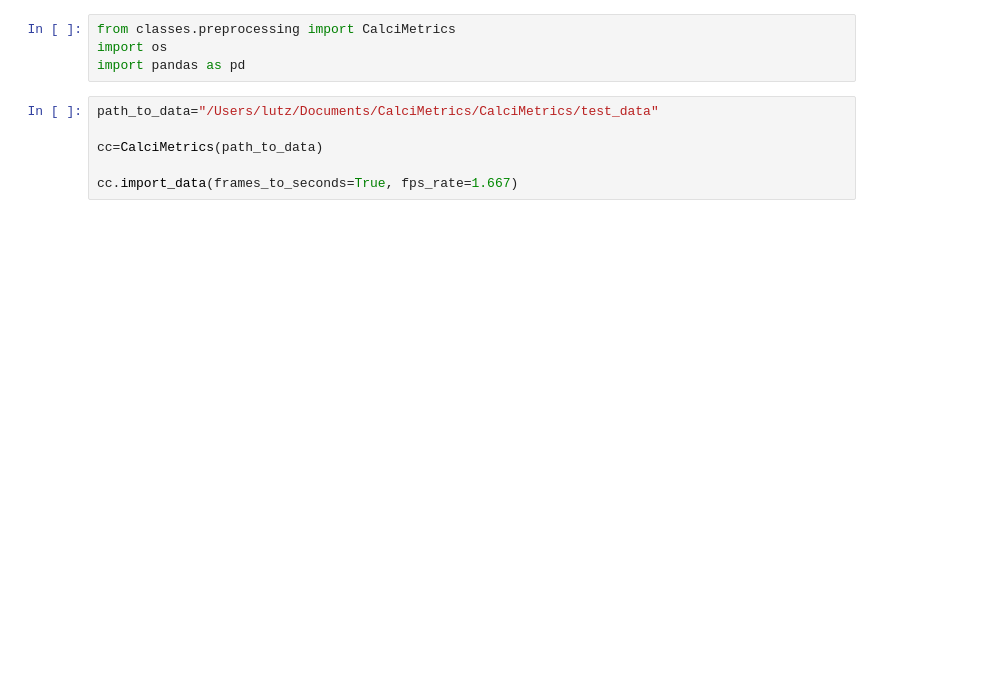
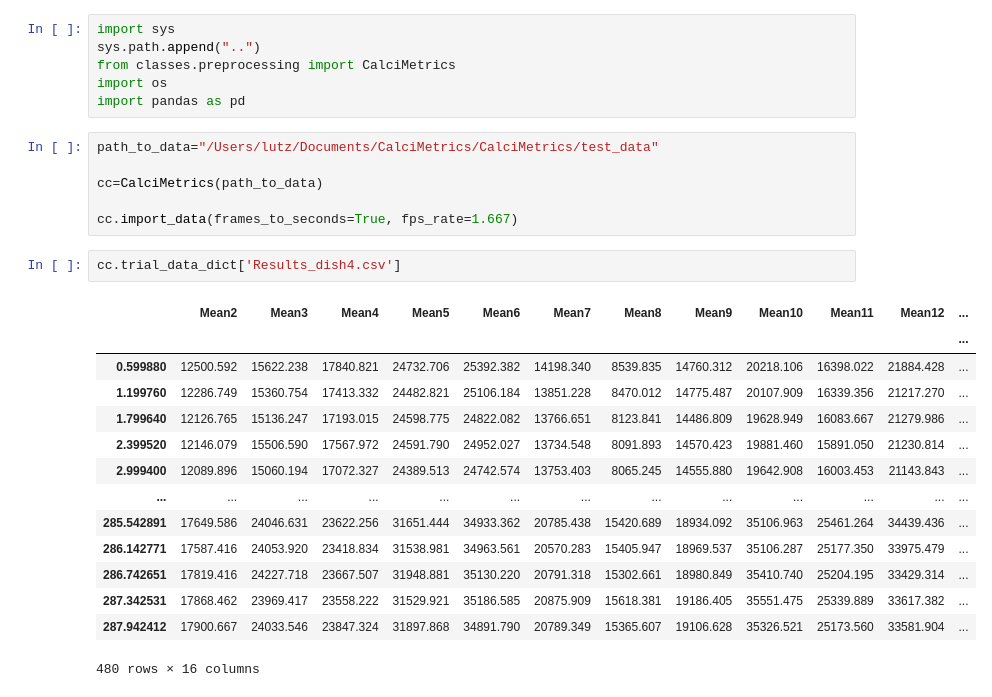
Before and after one commit to LW1989/CalciMetrics, a Jupyter notebook: notebooks/test_run.ipynb, the cells around one changed output. Cells and saved outputs as stored; diff of their text form; blank space fills up the shorter version.

```diff
--- a/notebooks/test_run.ipynb
+++ b/notebooks/test_run.ipynb
@@ -1,4 +1,6 @@
 # %%
+import sys
+sys.path.append("..")
 from classes.preprocessing import CalciMetrics
 import os
 import pandas as pd
@@ -8,6 +10,23 @@ path_to_data="/Users/lutz/Documents/CalciMetrics/CalciMetrics/test_data"
 cc=CalciMetrics(path_to_data)
 
 cc.import_data(frames_to_seconds=True, fps_rate=1.667)
+# %%
+cc.trial_data_dict['Results_dish4.csv']
+# %% [output]
+|  | Mean2 | Mean3 | Mean4 | Mean5 | Mean6 | Mean7 | Mean8 | Mean9 | Mean10 | Mean11 | Mean12 | ... |
+|  |  |  |  |  |  |  |  |  |  |  |  | ... |
+| 0.599880 | 12500.592 | 15622.238 | 17840.821 | 24732.706 | 25392.382 | 14198.340 | 8539.835 | 14760.312 | 20218.106 | 16398.022 | 21884.428 | ... |
+| 1.199760 | 12286.749 | 15360.754 | 17413.332 | 24482.821 | 25106.184 | 13851.228 | 8470.012 | 14775.487 | 20107.909 | 16339.356 | 21217.270 | ... |
+| 1.799640 | 12126.765 | 15136.247 | 17193.015 | 24598.775 | 24822.082 | 13766.651 | 8123.841 | 14486.809 | 19628.949 | 16083.667 | 21279.986 | ... |
+| 2.399520 | 12146.079 | 15506.590 | 17567.972 | 24591.790 | 24952.027 | 13734.548 | 8091.893 | 14570.423 | 19881.460 | 15891.050 | 21230.814 | ... |
+| 2.999400 | 12089.896 | 15060.194 | 17072.327 | 24389.513 | 24742.574 | 13753.403 | 8065.245 | 14555.880 | 19642.908 | 16003.453 | 21143.843 | ... |
+| ... | ... | ... | ... | ... | ... | ... | ... | ... | ... | ... | ... | ... |
+| 285.542891 | 17649.586 | 24046.631 | 23622.256 | 31651.444 | 34933.362 | 20785.438 | 15420.689 | 18934.092 | 35106.963 | 25461.264 | 34439.436 | ... |
+| 286.142771 | 17587.416 | 24053.920 | 23418.834 | 31538.981 | 34963.561 | 20570.283 | 15405.947 | 18969.537 | 35106.287 | 25177.350 | 33975.479 | ... |
+| 286.742651 | 17819.416 | 24227.718 | 23667.507 | 31948.881 | 35130.220 | 20791.318 | 15302.661 | 18980.849 | 35410.740 | 25204.195 | 33429.314 | ... |
+| 287.342531 | 17868.462 | 23969.417 | 23558.222 | 31529.921 | 35186.585 | 20875.909 | 15618.381 | 19186.405 | 35551.475 | 25339.889 | 33617.382 | ... |
+| 287.942412 | 17900.667 | 24033.546 | 23847.324 | 31897.868 | 34891.790 | 20789.349 | 15365.607 | 19106.628 | 35326.521 | 25173.560 | 33581.904 | ... |
+480 rows × 16 columns
 # %%
 cc.interactive_plot()
 # %% [output]
```
Also changed, not shown: parts of 6 cells of this notebook, 2 other files.
